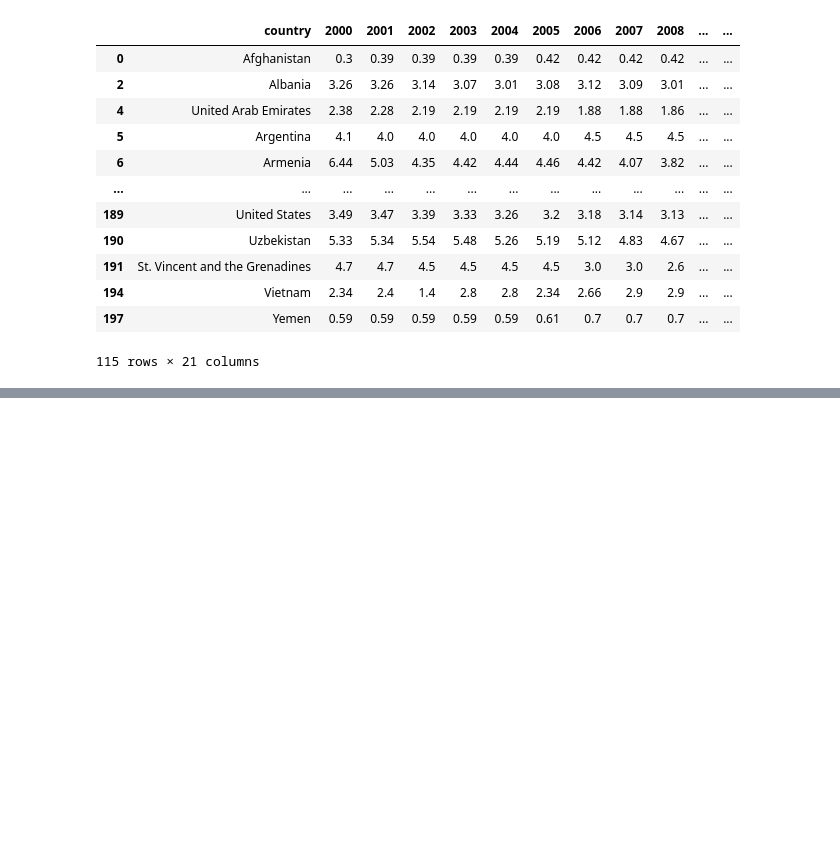
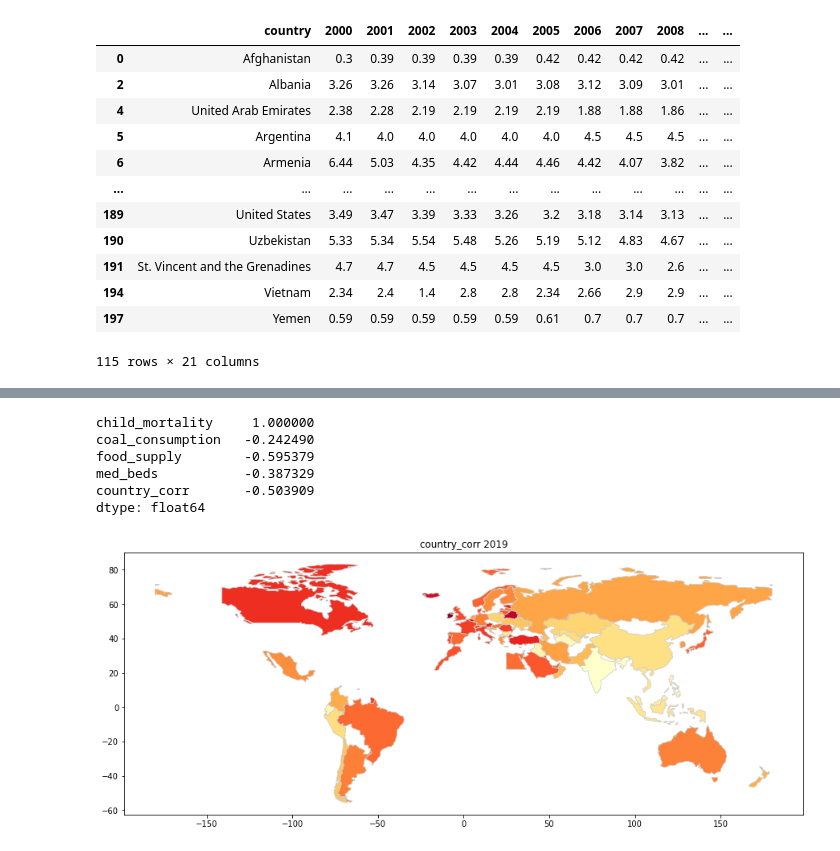
Before and after one commit to Norbert-Podgorski/Child-Mortality-Prediction-Bayesian-Model, a Jupyter notebook: KPI_analysis.ipynb, the cells around one changed output, grey strips where cells are left out. Cells and saved outputs as stored; diff of their text form; code cells hidden in the pictures; blank space fills up the shorter version.

```diff
--- a/KPI_analysis.ipynb
+++ b/KPI_analysis.ipynb
@@ -9,0 +14,9 @@ KPI_data = {os.path.splitext(os.path.basename(file_name))[0] : pd.read_csv(file_
+# %%
+KPI_data = {os.path.splitext(os.path.basename(file_name))[0] : pd.read_csv(file_name) for file_name in glob.glob('original_data/*')}
+
+child_mortality_df = KPI_data["child_mortality_0_5_year_olds_dying_per_1000_born"]
+coal_consumption_df = KPI_data["coal_consumption_per_cap"]
+food_supply_df = KPI_data["food_supply_kilocalories_per_person_and_day"]
+med_beds_df = KPI_data["sh_med_beds_zs"]
+
+countries = gpd.read_file(gpd.datasets.get_path("naturalearth_lowres"))
@@ -551,0 +660,14 @@ med_beds_df
+# %%
+dataframes = {
+    'child_mortality': child_mortality_df,
+    'coal_consumption': coal_consumption_df,
+    'food_supply': food_supply_df,
+    'med_beds': med_beds_df
+}
+
+for name, df in dataframes.items():
+    df.rename(columns={'2019': name}, inplace=True)
+merged_df = child_mortality_df[['country']].copy()
+
+for name, df in dataframes.items():
+    merged_df = merged_df.merge(df[['country', name]], on='country')
@@ -551,0 +692,17 @@ med_beds_df
+# %%
+correlations = merged_df.iloc[:, 1:].corrwith(merged_df['child_mortality'])
+print(correlations)
+# %% [output]
+child_mortality     1.000000
+coal_consumption   -0.242490
+food_supply        -0.595379
+med_beds           -0.387329
+country_corr       -0.503909
+dtype: float64
+# %%
+country_corr['country'] = merged_df['country']
+country_corr['2019'] = merged_df.iloc[:, 1:].apply(lambda row: sum(abs(row - row.mean())), axis=1)
+# %%
+plot_global_map(df=country_corr, year=2019)
+# %% [output]
+[figure, added]
```
Also changed, not shown: parts of 30 cells of this notebook.
